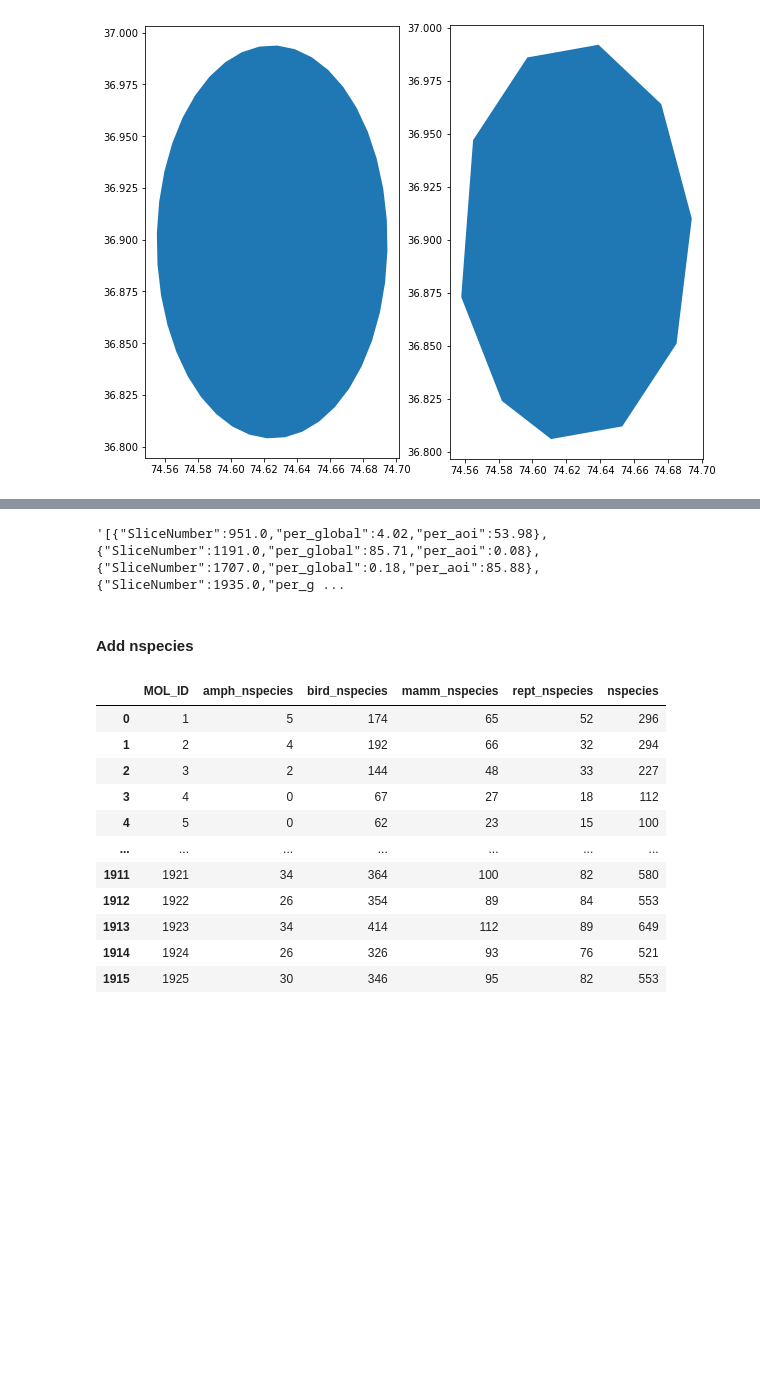
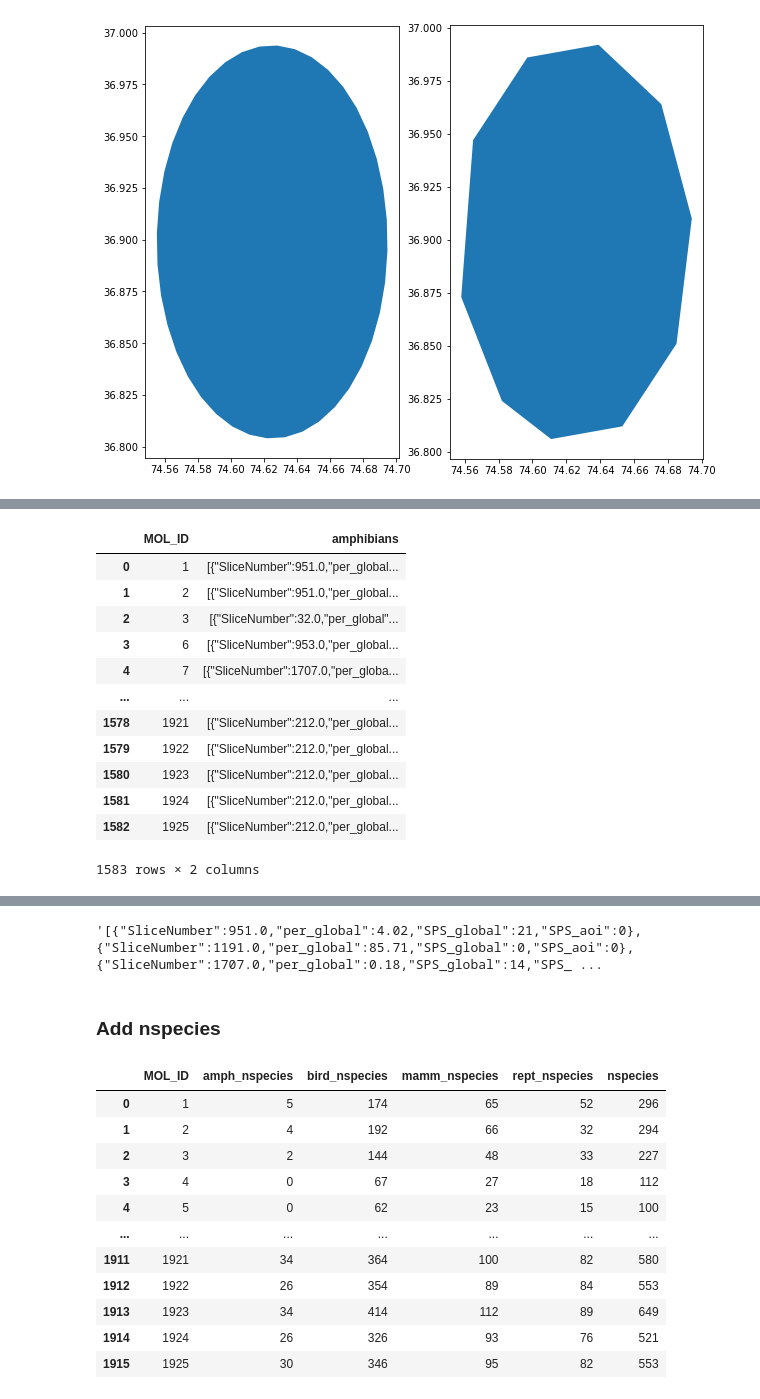
Before and after one commit to Vizzuality/he-scratchfolder, a Jupyter notebook: Precalculated_Future_Places_SPS.ipynb, the cells around one changed output, grey strips where cells are left out. Cells and saved outputs as stored; diff of their text form; code cells hidden in the pictures; blank space fills up the shorter version.

```diff
--- a/Precalculated_Future_Places_SPS.ipynb
+++ b/Precalculated_Future_Places_SPS.ipynb
@@ -198,8 +275,30 @@ reptiles = format_df(path_in, 'Sample_reptiles_nozeroes.csv', lookups['reptiles'
+# %%
+# Limit SPS_aoi over 100 to 100
+amphibians2['SPS_aoi'].where(amphibians2['SPS_aoi'] < 100, 100, inplace=True)
+birds2['SPS_aoi'].where(birds2['SPS_aoi'] < 100, 100, inplace=True)
+mammals2['SPS_aoi'].where(mammals2['SPS_aoi'] < 100, 100, inplace=True)
+reptiles2['SPS_aoi'].where(reptiles2['SPS_aoi'] < 100, 100, inplace=True)
 # %%
-# Format biodiversity data
-amphibians = amphibians.groupby('MOL_ID')[['SliceNumber', 'per_global', 'per_aoi']].apply(lambda x: x.to_json(orient='records')).to_frame('amphibians').reset_index()
-birds = birds.groupby('MOL_ID')[['SliceNumber', 'per_global', 'per_aoi']].apply(lambda x: x.to_json(orient='records')).to_frame('birds').reset_index()
-mammals = mammals.groupby('MOL_ID')[['SliceNumber', 'per_global', 'per_aoi']].apply(lambda x: x.to_json(orient='records')).to_frame('mammals').reset_index()
-reptiles = reptiles.groupby('MOL_ID')[['SliceNumber', 'per_global', 'per_aoi']].apply(lambda x: x.to_json(orient='records')).to_frame('reptiles').reset_index()
+# Format biodiversity data in a string
+amphibians_bio = amphibians2.groupby('MOL_ID')[['SliceNumber', 'per_global', 'SPS_global', 'SPS_aoi']].apply(lambda x: x.to_json(orient='records')).to_frame('amphibians').reset_index()
+birds_bio = birds2.groupby('MOL_ID')[['SliceNumber', 'per_global', 'SPS_global', 'SPS_aoi']].apply(lambda x: x.to_json(orient='records')).to_frame('birds').reset_index()
+mammals_bio = mammals2.groupby('MOL_ID')[['SliceNumber', 'per_global', 'SPS_global', 'SPS_aoi']].apply(lambda x: x.to_json(orient='records')).to_frame('mammals').reset_index()
+reptiles_bio = reptiles2.groupby('MOL_ID')[['SliceNumber', 'per_global', 'SPS_global', 'SPS_aoi']].apply(lambda x: x.to_json(orient='records')).to_frame('reptiles').reset_index()
+# %%
+amphibians_bio
+# %% [output]
+|  | MOL_ID | amphibians |
+| 0 | 1 | [{"SliceNumber":951.0,"per_global... |
+| 1 | 2 | [{"SliceNumber":951.0,"per_global... |
+| 2 | 3 | [{"SliceNumber":32.0,"per_global"... |
+| 3 | 6 | [{"SliceNumber":953.0,"per_global... |
+| 4 | 7 | [{"SliceNumber":1707.0,"per_globa... |
+| ... | ... | ... |
+| 1578 | 1921 | [{"SliceNumber":212.0,"per_global... |
+| 1579 | 1922 | [{"SliceNumber":212.0,"per_global... |
+| 1580 | 1923 | [{"SliceNumber":212.0,"per_global... |
+| 1581 | 1924 | [{"SliceNumber":212.0,"per_global... |
+| 1582 | 1925 | [{"SliceNumber":212.0,"per_global... |
+1583 rows × 2 columns
 # %%
 # Merge biodiversity data
@@ -216,10 +315,11 @@ sim.head()
 | 3 | 4 | AFG | Afghanistan | 4 | 45.500000 | 205.123344 | 4 | 63354.536671 | 2.958675e+08 | POLYGON ((67.83200 33.44300, 67.8... | ... |
 | 4 | 5 | AFG | Afghanistan | 5 | 45.500000 | 205.123344 | 5 | 63647.846097 | 2.979331e+08 | POLYGON ((67.58200 33.74500, 67.6... | ... |
 # %%
-sim.loc[sim['MOL_ID']==1,'amphibians'].values[0]
+sim2.loc[sim2['MOL_ID']==1,'amphibians'].values[0]
 # %% [output]
-'[{"SliceNumber":951.0,"per_global":4.02,"per_aoi":53.98},{"SliceNumber":1191.0,"per_global":85.71,"per_aoi":0.08},{"SliceNumber":1707.0,"per_global":0.18,"per_aoi":85.88},{"SliceNumber":1935.0,"per_g ...
+'[{"SliceNumber":951.0,"per_global":4.02,"SPS_global":21,"SPS_aoi":0},{"SliceNumber":1191.0,"per_global":85.71,"SPS_global":0,"SPS_aoi":0},{"SliceNumber":1707.0,"per_global":0.18,"SPS_global":14,"SPS_ ...
 # %% [markdown]
-#### Add nspecies
+<a id='nspecies'></a>
+### Add nspecies
 # %%
 # Get data for all taxa
```
Also changed, not shown: parts of 81 cells of this notebook, 2 other files.
